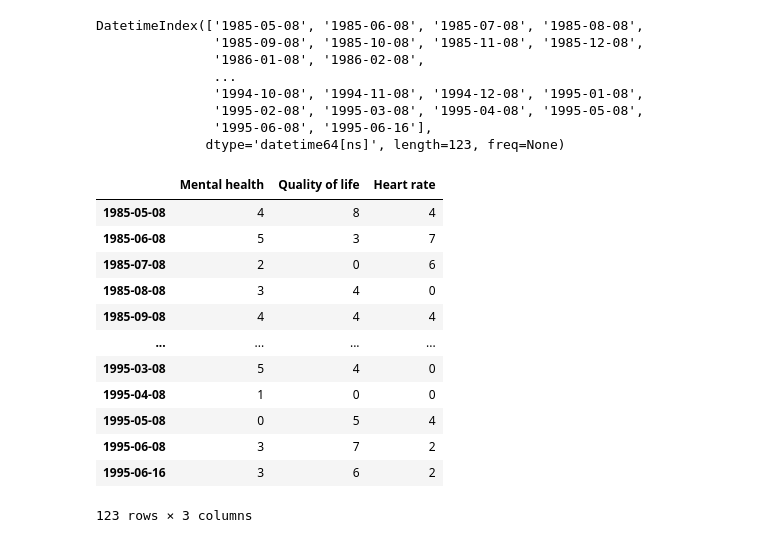
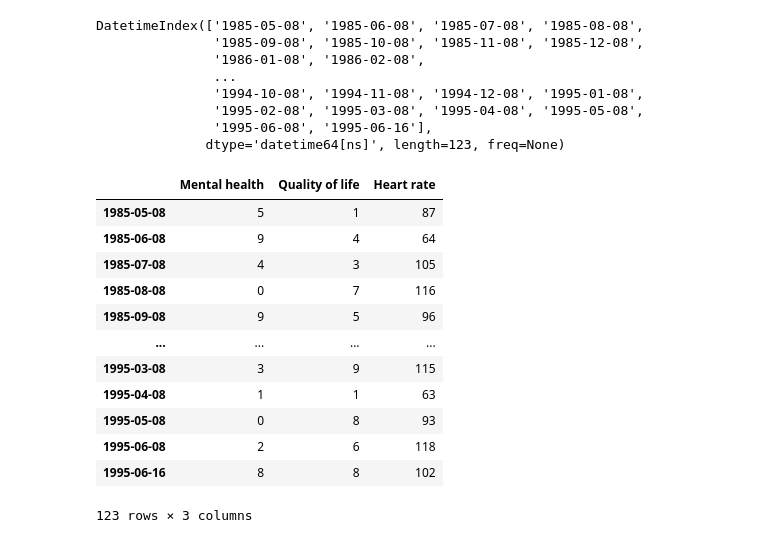
Before and after one commit to baramX3/PSY_submissions, a Jupyter notebook: tutorial_notebooks/tutorial020-Pandas-Advanced-TimeSeries.ipynb, the cells around one changed output. Cells and saved outputs as stored; diff of their text form; code cells hidden in the pictures.

```diff
--- a/tutorial_notebooks/tutorial020-Pandas-Advanced-TimeSeries.ipynb
+++ b/tutorial_notebooks/tutorial020-Pandas-Advanced-TimeSeries.ipynb
@@ -518,23 +525,31 @@ DatetimeIndex(['1985-05-08', '1985-06-08', '1985-07-08', '1985-08-08',
                '1995-06-08', '1995-06-16'],
               dtype='datetime64[ns]', length=123, freq=None)
 # %%
-# create df that store the 3 variables for each of the dates from above
-# each column/variable is rated on a scale of 0~10 (0=bad, 10=great)
-df = pd.DataFrame(np.random.randint(low=0, high=10, size = ((np.squeeze(dates.shape), 3))),
-                  index=dates,
-                  columns={"Mental health", "Quality of life", "Heart rate"})
+# create the 3 variables as lists
+# mental health and quality of life are rated on a scale of 0~10 (0=bad, 10=great)
+mental_health = np.random.randint(low=0, high=10, size=len(dates))
+qual_life = np.random.randint(low=0, high=10, size=len(dates))
+heart_rate = np.random.randint(low=60, high=120, size=len(dates))
+
+# create dictionary that includes all 3 variable
+data = {'Mental health': mental_health,
+        'Quality of life': qual_life,
+        'Heart rate': heart_rate}
+
+# create df with indices as dates and has 3 columns for each of the 3 variables
+df = pd.DataFrame(data, index=dates)
 df
 # %% [output]
 |  | Mental health | Quality of life | Heart rate |
-| 1985-05-08 | 4 | 8 | 4 |
-| 1985-06-08 | 5 | 3 | 7 |
-| 1985-07-08 | 2 | 0 | 6 |
-| 1985-08-08 | 3 | 4 | 0 |
-| 1985-09-08 | 4 | 4 | 4 |
+| 1985-05-08 | 5 | 1 | 87 |
+| 1985-06-08 | 9 | 4 | 64 |
+| 1985-07-08 | 4 | 3 | 105 |
+| 1985-08-08 | 0 | 7 | 116 |
+| 1985-09-08 | 9 | 5 | 96 |
 | ... | ... | ... | ... |
-| 1995-03-08 | 5 | 4 | 0 |
-| 1995-04-08 | 1 | 0 | 0 |
-| 1995-05-08 | 0 | 5 | 4 |
-| 1995-06-08 | 3 | 7 | 2 |
-| 1995-06-16 | 3 | 6 | 2 |
+| 1995-03-08 | 3 | 9 | 115 |
+| 1995-04-08 | 1 | 1 | 63 |
+| 1995-05-08 | 0 | 8 | 93 |
+| 1995-06-08 | 2 | 6 | 118 |
+| 1995-06-16 | 8 | 8 | 102 |
 123 rows × 3 columns
```
Also changed, not shown: parts of 1 cell of this notebook.
